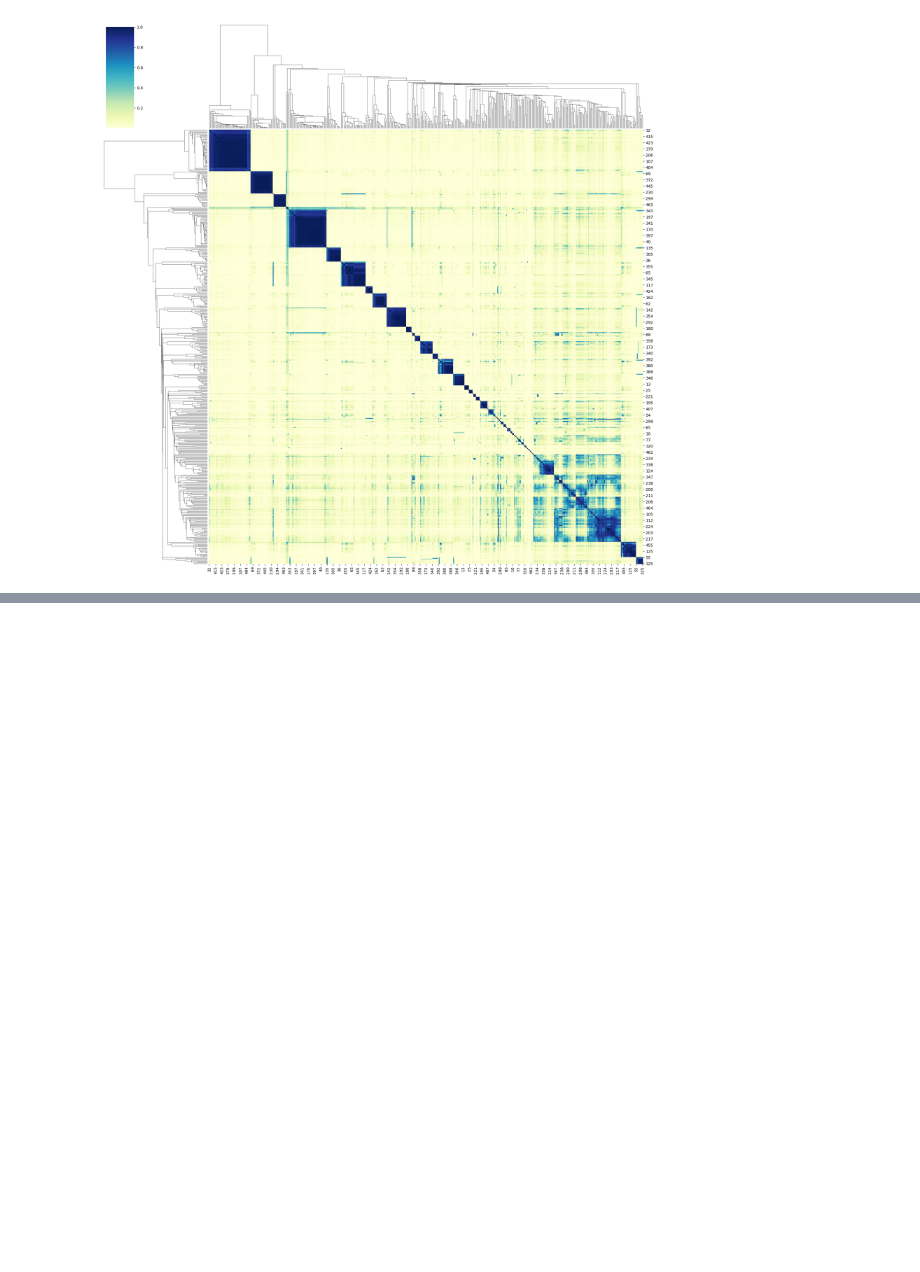
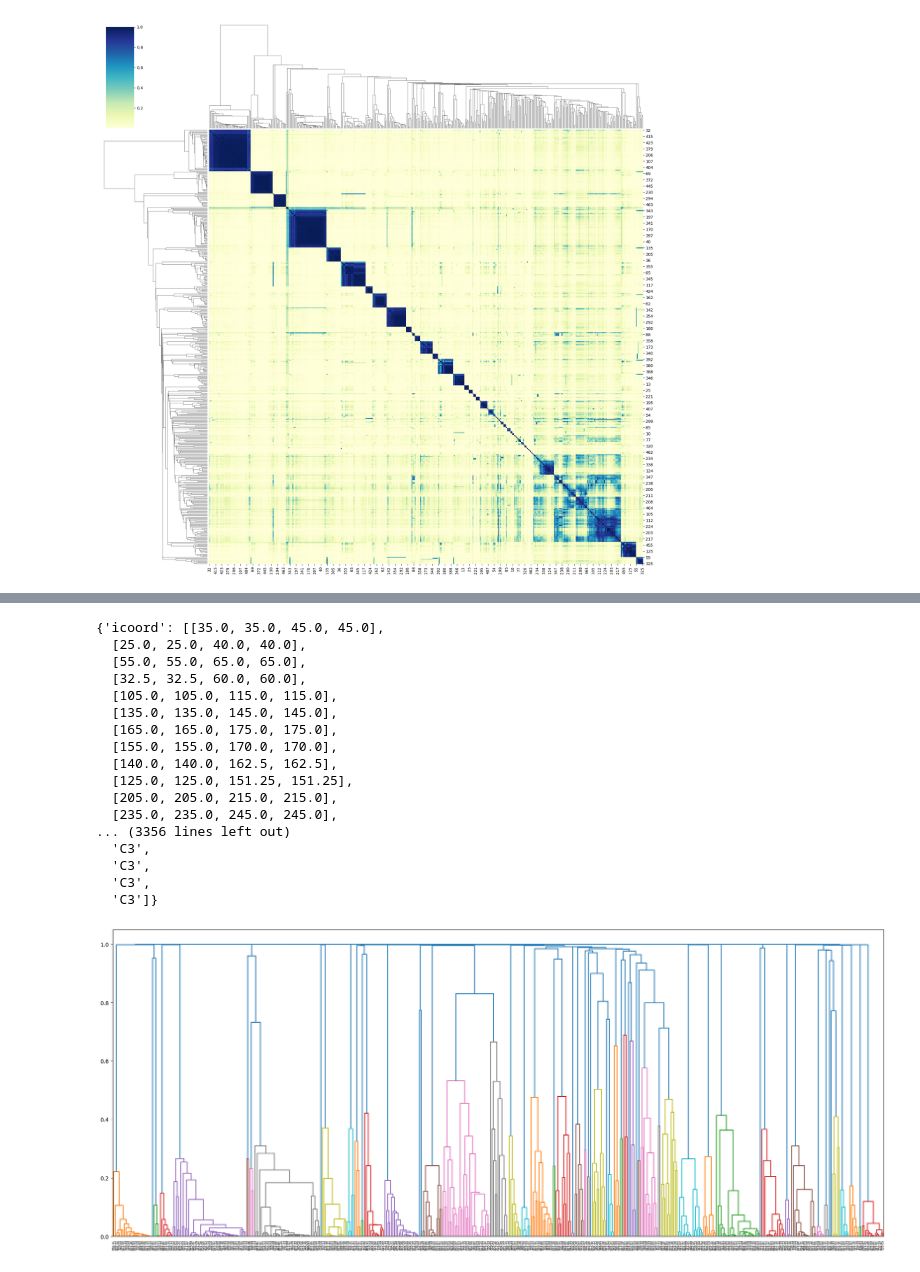
Before and after one commit to Syrinechen/Myeloma-project-draft, a Jupyter notebook: correlations.ipynb, the cells around one changed output, grey strips where cells are left out. Cells and saved outputs as stored; diff of their text form; code cells hidden in the pictures; blank space fills up the shorter version.

```diff
--- a/correlations.ipynb
+++ b/correlations.ipynb
@@ -66,0 +62,29 @@ Error:
+# %%
+from scipy.cluster.hierarchy import linkage, dendrogram, fcluster,distance
+from scipy.spatial.distance import squareform
+
+plt.figure(figsize=(25,10))
+distance=distance.pdist(X,metric='cosine')
+Z = linkage(distance, 'complete')
+
+dendrogram(Z, labels=X.index, orientation='top',
+           leaf_rotation=90)
+# %% [output]
+{'icoord': [[35.0, 35.0, 45.0, 45.0],
+  [25.0, 25.0, 40.0, 40.0],
+  [55.0, 55.0, 65.0, 65.0],
+  [32.5, 32.5, 60.0, 60.0],
+  [105.0, 105.0, 115.0, 115.0],
+  [135.0, 135.0, 145.0, 145.0],
+  [165.0, 165.0, 175.0, 175.0],
+  [155.0, 155.0, 170.0, 170.0],
+  [140.0, 140.0, 162.5, 162.5],
+  [125.0, 125.0, 151.25, 151.25],
+  [205.0, 205.0, 215.0, 215.0],
+  [235.0, 235.0, 245.0, 245.0],
+... (3356 lines left out)
+  'C3',
+  'C3',
+  'C3',
+  'C3']}
+[figure, added]
```
Also changed, not shown: parts of 9 cells of this notebook, 1 other file.
